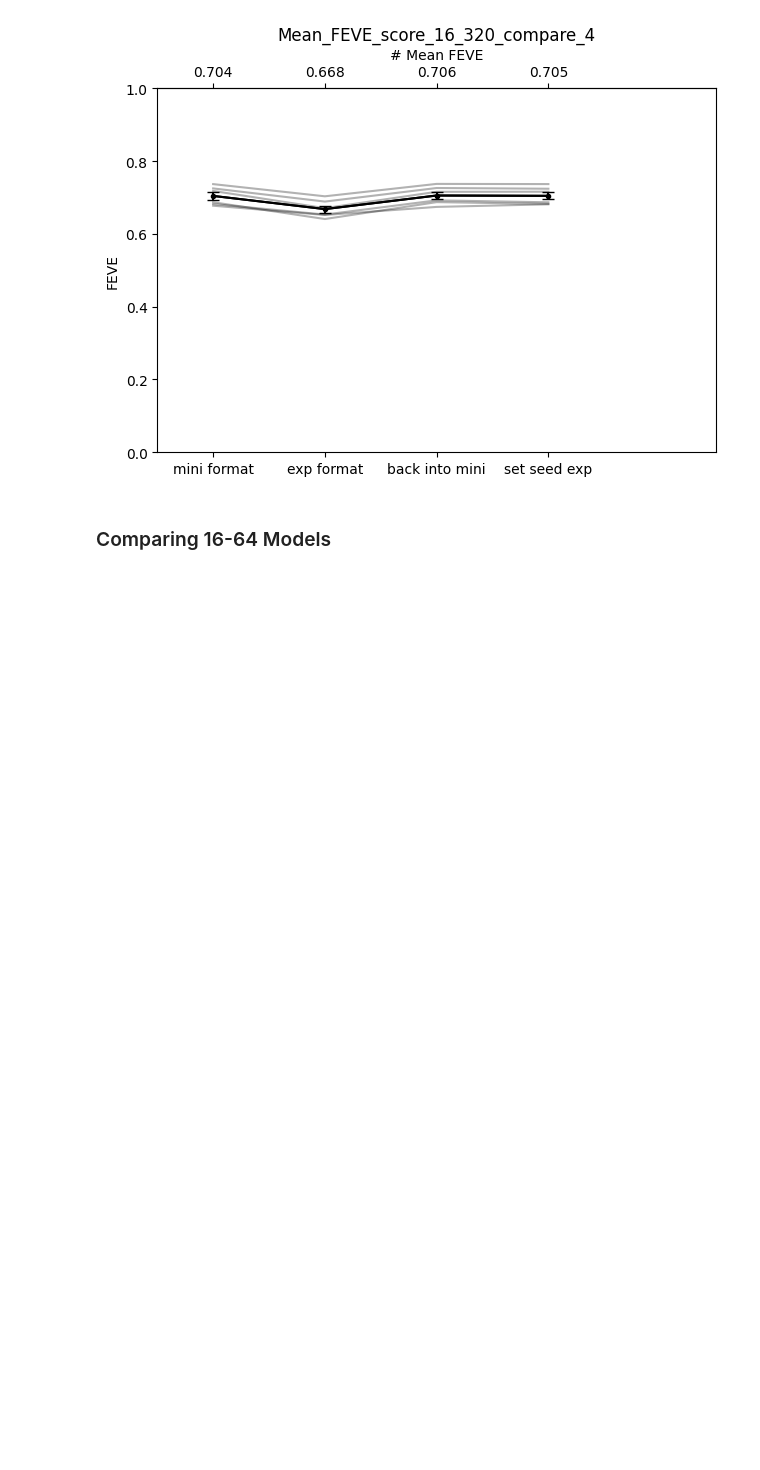
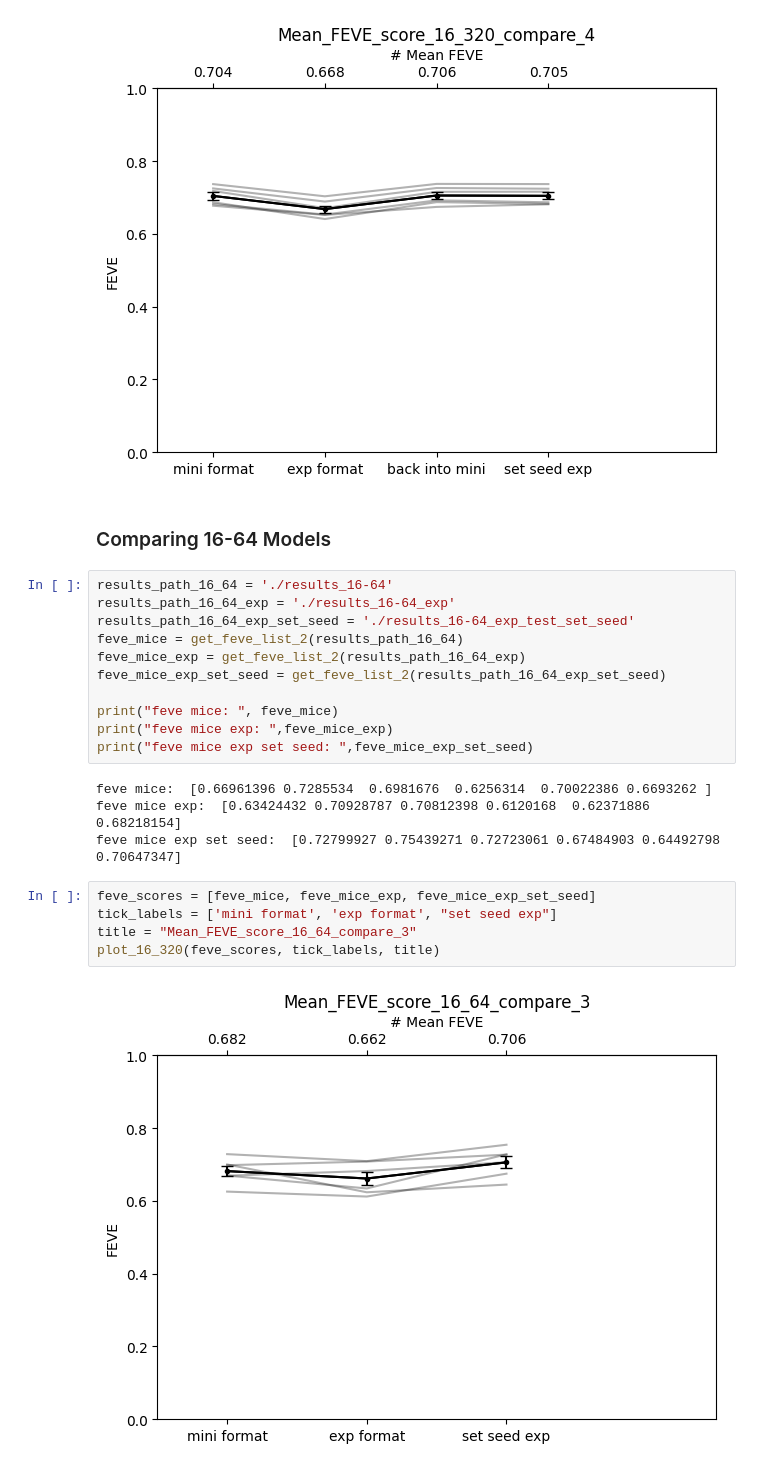
Before and after one commit to NAMAR4/minimodel, a Jupyter notebook: internship/comparisson_to_exp_plotting.ipynb, the cells around one changed output. Cells and saved outputs as stored; diff of their text form; blank space fills up the shorter version.

Commit message:
begin working on compare data

```diff
--- a/internship/comparisson_to_exp_plotting.ipynb
+++ b/internship/comparisson_to_exp_plotting.ipynb
@@ -199,3 +199,25 @@ plot_16_320(feve_scores, tick_labels, title)
 [figure]
 # %% [markdown]
 ### Comparing 16-64 Models
+# %%
+results_path_16_64 = './results_16-64'
+results_path_16_64_exp = './results_16-64_exp'
+results_path_16_64_exp_set_seed = './results_16-64_exp_test_set_seed'
+feve_mice = get_feve_list_2(results_path_16_64)
+feve_mice_exp = get_feve_list_2(results_path_16_64_exp)
+feve_mice_exp_set_seed = get_feve_list_2(results_path_16_64_exp_set_seed)
+
+print("feve mice: ", feve_mice)
+print("feve mice exp: ",feve_mice_exp)
+print("feve mice exp set seed: ",feve_mice_exp_set_seed)
+# %% [output]
+feve mice:  [0.66961396 0.7285534  0.6981676  0.6256314  0.70022386 0.6693262 ]
+feve mice exp:  [0.63424432 0.70928787 0.70812398 0.6120168  0.62371886 0.68218154]
+feve mice exp set seed:  [0.72799927 0.75439271 0.72723061 0.67484903 0.64492798 0.70647347]
+# %%
+feve_scores = [feve_mice, feve_mice_exp, feve_mice_exp_set_seed]
+tick_labels = ['mini format', 'exp format', "set seed exp"]
+title = "Mean_FEVE_score_16_64_compare_3"
+plot_16_320(feve_scores, tick_labels, title)
+# %% [output]
+[figure, added]
```
Also changed, not shown: parts of 1 cell of this notebook, 4 other files.
